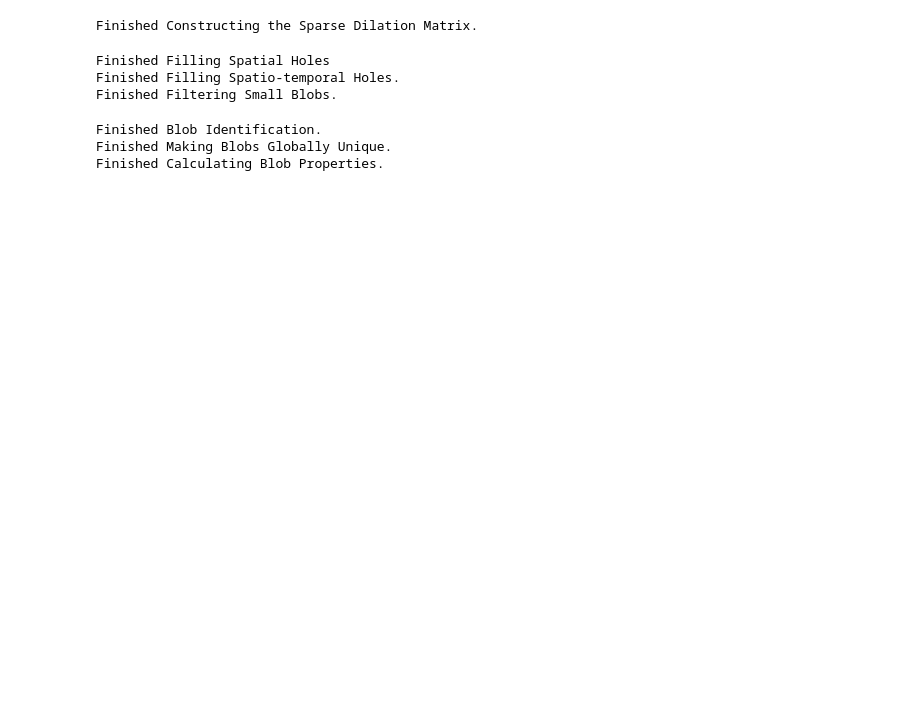
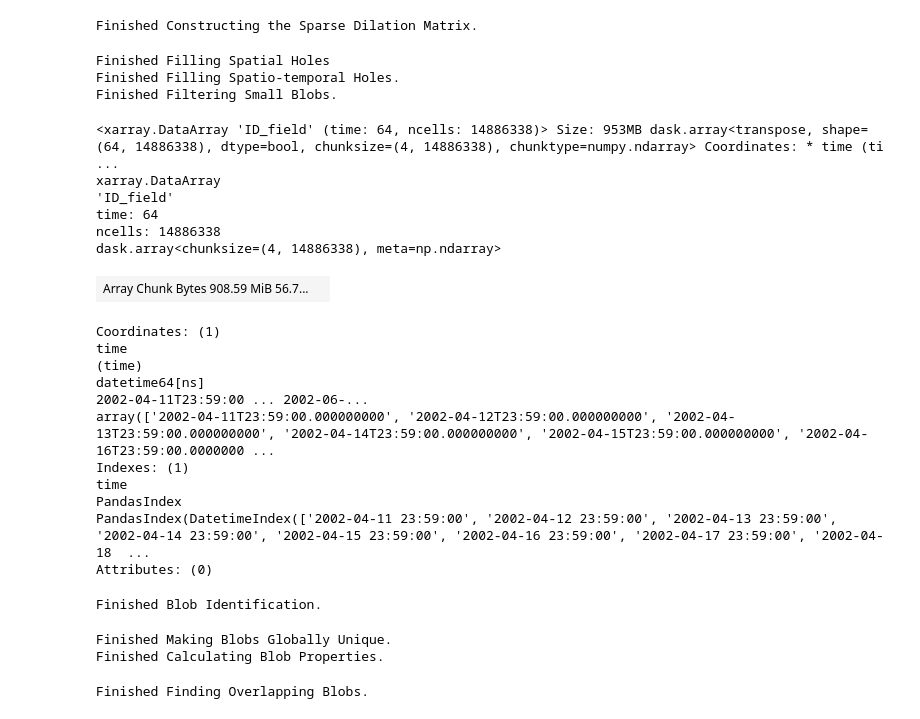
Before and after one commit to wienkers/spot_the_blOb, a Jupyter notebook: notebooks/unstructured/02_id_track_events.ipynb, the cells around one changed output. Cells and saved outputs as stored; diff of their text form; code cells hidden in the pictures; blank space fills up the shorter version.

```diff
--- a/notebooks/unstructured/02_id_track_events.ipynb
+++ b/notebooks/unstructured/02_id_track_events.ipynb
@@ -37,7 +37,7 @@ Dashboard Link: localhost:8787/status
 
 file_name = Path('/scratch') / getuser()[0] / getuser() / 'mhws' / 'extreme_events_binary_unstruct.zarr'
 chunk_size = {'time': 4, 'ncells': -1}
-ds = xr.open_zarr(str(file_name), chunks={}).isel(time=slice(0, 128)).chunk(chunk_size)
+ds = xr.open_zarr(str(file_name), chunks={}).isel(time=slice(0, 64)).chunk(chunk_size) #128
 # %%
 # Tracking Parameters
 
@@ -119,20 +629,42 @@ Finished Filtering Small Blobs.
 # %%
 data_bin = data_bin_filtered
 del data_bin_filtered
+# %%
+data_bin
+# %% [output]
+<xarray.DataArray 'ID_field' (time: 64, ncells: 14886338)> Size: 953MB dask.array<transpose, shape=(64, 14886338), dtype=bool, chunksize=(4, 14886338), chunktype=numpy.ndarray> Coordinates: * time (ti ...
+xarray.DataArray
+'ID_field'
+time: 64
+ncells: 14886338
+dask.array<chunksize=(4, 14886338), meta=np.ndarray>
+| Array Chunk Bytes 908.59 MiB 56.7... |  |
+Coordinates: (1)
+time
+(time)
+datetime64[ns]
+2002-04-11T23:59:00 ... 2002-06-...
+array(['2002-04-11T23:59:00.000000000', '2002-04-12T23:59:00.000000000', '2002-04-13T23:59:00.000000000', '2002-04-14T23:59:00.000000000', '2002-04-15T23:59:00.000000000', '2002-04-16T23:59:00.0000000 ...
+Indexes: (1)
+time
+PandasIndex
+PandasIndex(DatetimeIndex(['2002-04-11 23:59:00', '2002-04-12 23:59:00', '2002-04-13 23:59:00', '2002-04-14 23:59:00', '2002-04-15 23:59:00', '2002-04-16 23:59:00', '2002-04-17 23:59:00', '2002-04-18  ...
+Attributes: (0)
+# %%
+# Cluster & ID Binary Data at each Time Step
+blob_id_field, _ = tracker.identify_blobs(data_bin, time_connectivity=False)
+blob_id_field = blob_id_field.persist()
+del data_bin
+if tracker.verbosity > 0:    print('Finished Blob Identification.')
+# %% [output]
+Finished Blob Identification.
 # %%
-# Cluster & ID Binary Data at each Time Step
-blob_id_field, _ = tracker.identify_blobs(data_bin, time_connectivity=False)
-blob_id_field = blob_id_field.persist()
-del data_bin
-if tracker.verbosity > 0:    print('Finished Blob Identification.')
-
 if tracker.unstructured_grid:
     # Make the blob_id_field unique across time
     cumsum_ids = (blob_id_field.max(dim=tracker.xdim)).cumsum(tracker.timedim).shift({tracker.timedim: 1}, fill_value=0)
     blob_id_field = xr.where(blob_id_field > 0, blob_id_field + cumsum_ids, 0)
-    blob_id_field = blob_id_field.persist()
+    #blob_id_field = blob_id_field.persist()
     if tracker.verbosity > 0:    print('Finished Making Blobs Globally Unique.')
-    del cumsum_ids
 
 # Calculate Properties of each Blob
 blob_props = tracker.calculate_blob_properties(blob_id_field, properties=['area', 'centroid'])
@@ -140,6 +672,5 @@ blob_props = blob_props.persist()
 wait(blob_props)
 if tracker.verbosity > 0:    print('Finished Calculating Blob Properties.')
 # %% [output]
-Finished Blob Identification.
 Finished Making Blobs Globally Unique.
 Finished Calculating Blob Properties.
@@ -655,0 +1155,23 @@ def sparse_bool_power(vec, sp_data, indices, indptr, exponent):
+# %%
+# Compile List of Overlapping Blob ID Pairs Across Time
+overlap_blobs_list = tracker.find_overlapping_blobs(blob_id_field_unique, blob_props)  # List blob pairs that overlap by at least overlap_threshold percent
+if tracker.verbosity > 0:    print('Finished Finding Overlapping Blobs.')
+
+# Find initial merging blobs
+unique_children, children_counts = np.unique(overlap_blobs_list[:, 1], return_counts=True)
+merging_blobs = set(unique_children[children_counts > 1].astype(np.int32))
+del overlap_blobs_list
+
+## Process chunks iteratively until no new merging blobs remain
+iteration = 0
+max_iterations = 20  # i.e. 80 days (maximum event duration...)
+processed_chunks = set()
+global_id_counter = blob_props.ID.max().item() + 1
+
+# Initialise global merge event tracking
+global_child_ids = []
+global_parent_ids = []
+global_merge_areas = []
+global_merge_tidx = []
+# %% [output]
+Finished Finding Overlapping Blobs.
```
Also changed, not shown: parts of 18 cells of this notebook, 1 other file.
